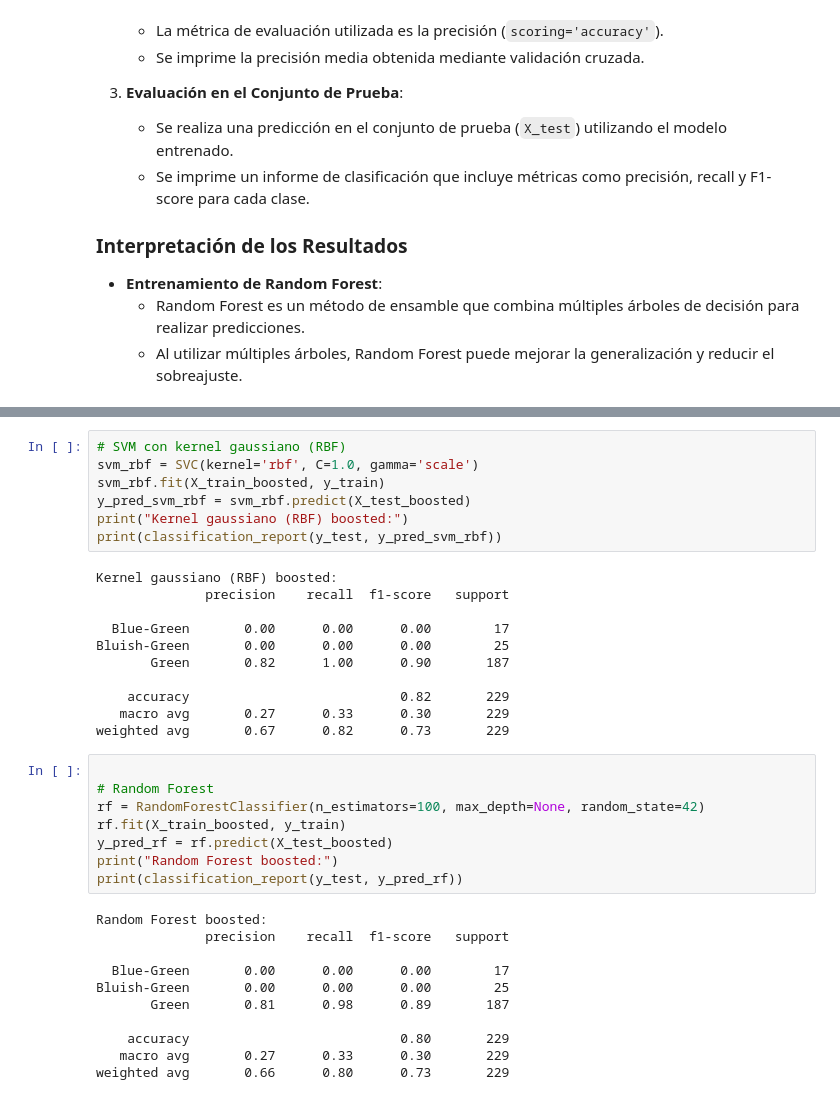
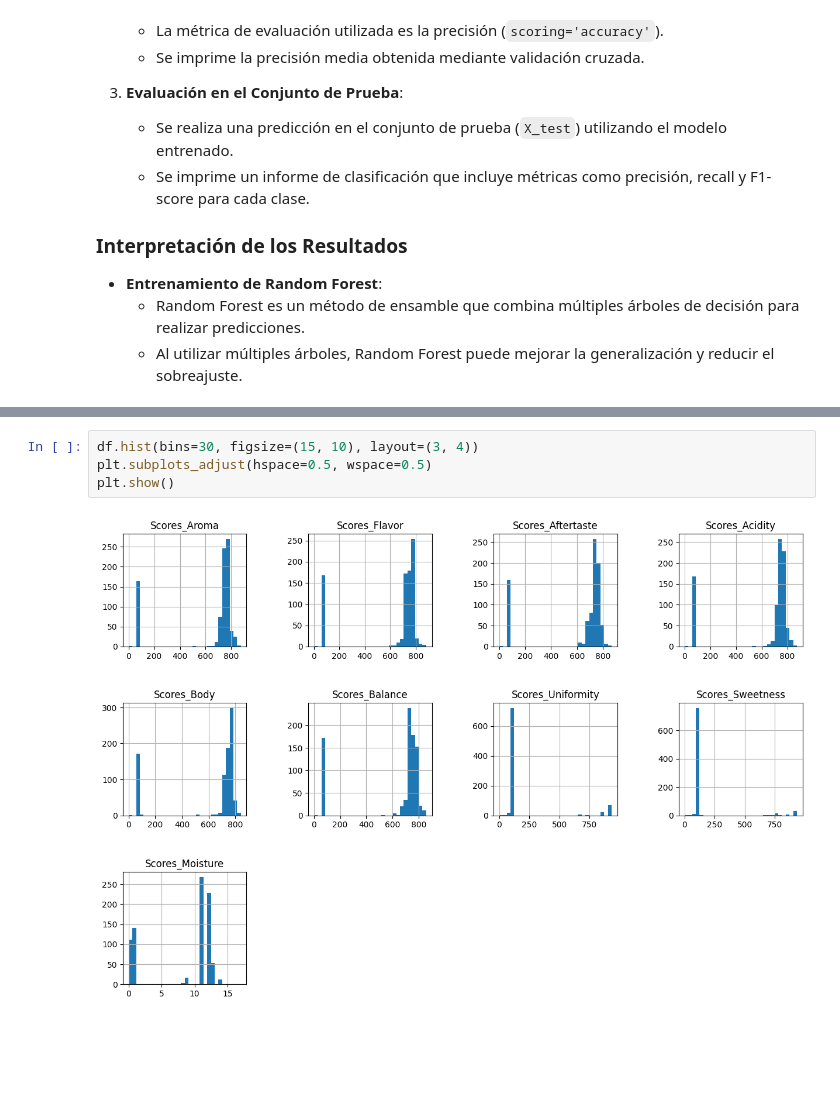
Before and after one commit to MateoGraviFiorino/Data-Mining-3, a Jupyter notebook: GraviFiorino-LoMenzo.ipynb, the cells around one changed output, grey strips where cells are left out. Saved outputs shown, nothing was run; the diff lists cells and outputs as text; blank space fills up the shorter version.

```diff
--- a/GraviFiorino-LoMenzo.ipynb
+++ b/GraviFiorino-LoMenzo.ipynb
@@ -680,37 +622,6 @@ weighted avg       0.67      0.82      0.73       229
-# %%
-# SVM con kernel gaussiano (RBF)
-svm_rbf = SVC(kernel='rbf', C=1.0, gamma='scale')
-svm_rbf.fit(X_train_boosted, y_train)
-y_pred_svm_rbf = svm_rbf.predict(X_test_boosted)
-print("Kernel gaussiano (RBF) boosted:")
-print(classification_report(y_test, y_pred_svm_rbf))
-# %% [output]
-Kernel gaussiano (RBF) boosted:
-              precision    recall  f1-score   support
-
-  Blue-Green       0.00      0.00      0.00        17
-Bluish-Green       0.00      0.00      0.00        25
-       Green       0.82      1.00      0.90       187
-
-    accuracy                           0.82       229
-   macro avg       0.27      0.33      0.30       229
-weighted avg       0.67      0.82      0.73       229
-# %%
-
-# Random Forest
-rf = RandomForestClassifier(n_estimators=100, max_depth=None, random_state=42)
-rf.fit(X_train_boosted, y_train)
-y_pred_rf = rf.predict(X_test_boosted)
-print("Random Forest boosted:")
-print(classification_report(y_test, y_pred_rf))
-# %% [output]
-Random Forest boosted:
-              precision    recall  f1-score   support
-
-  Blue-Green       0.00      0.00      0.00        17
-Bluish-Green       0.00      0.00      0.00        25
-       Green       0.81      0.98      0.89       187
-
-    accuracy                           0.80       229
-   macro avg       0.27      0.33      0.30       229
-weighted avg       0.66      0.80      0.73       229
+# %%
+df.hist(bins=30, figsize=(15, 10), layout=(3, 4))
+plt.subplots_adjust(hspace=0.5, wspace=0.5)
+plt.show()
+# %% [output]
+[figure, added]
```
Also changed, not shown: parts of 25 cells of this notebook.
